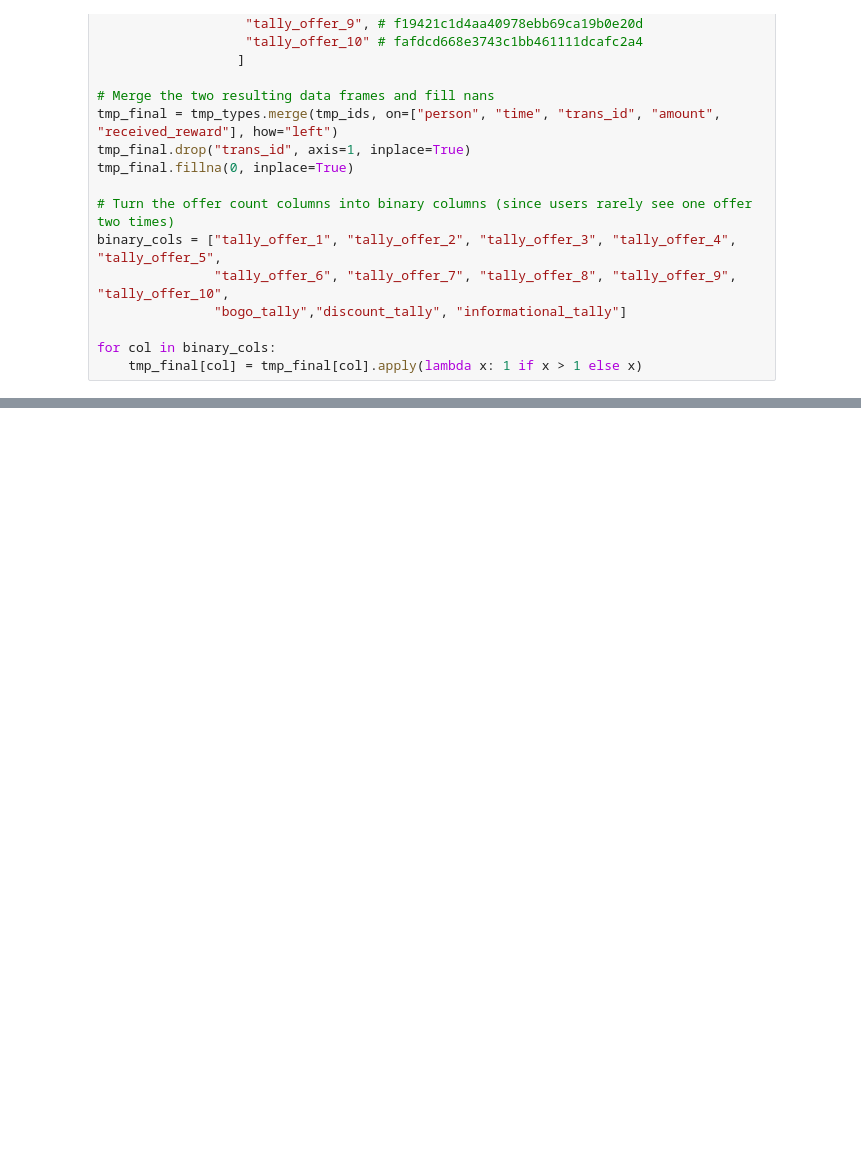
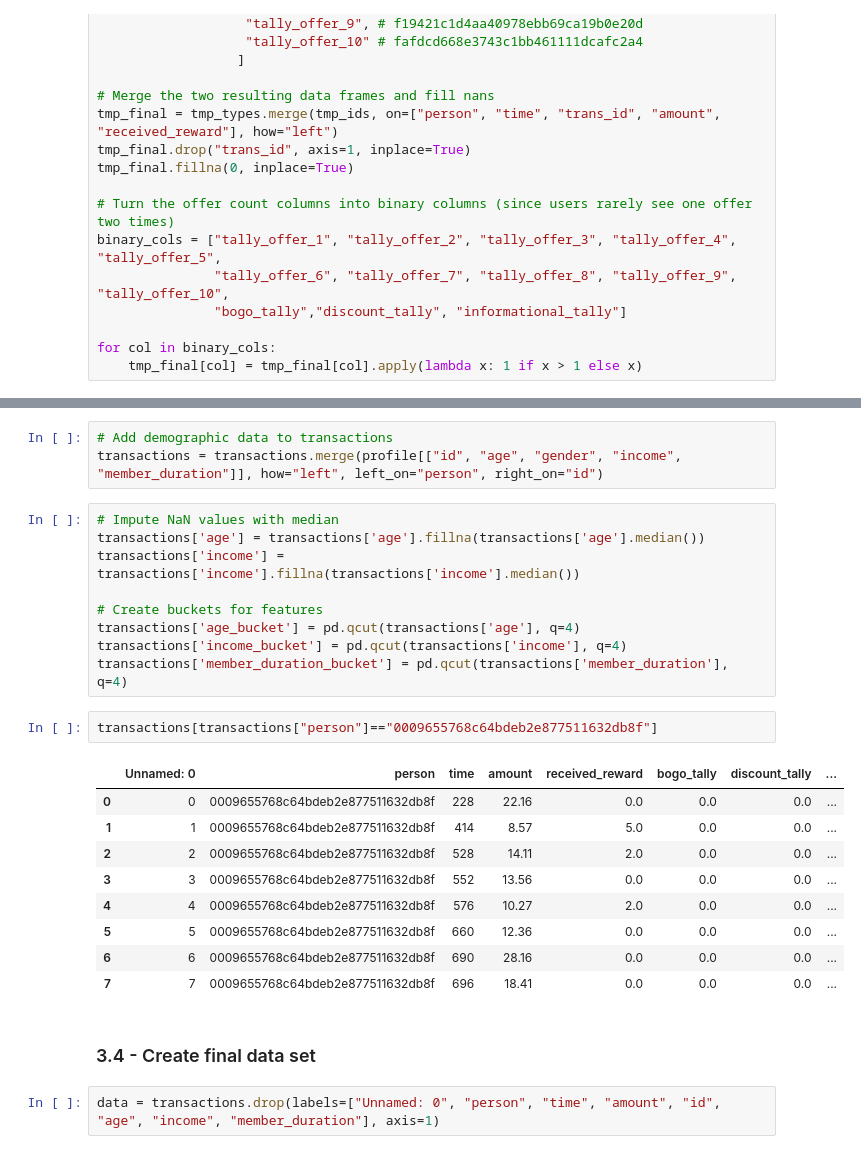
Before and after one commit to GunnarGriese/capstone-udacity, a Jupyter notebook: Starbucks_Capstone_notebook.ipynb, the cells around one changed output, grey strips where cells are left out. Saved outputs shown, nothing was run; the diff lists cells and outputs as text; blank space fills up the shorter version.

```diff
--- a/Starbucks_Capstone_notebook.ipynb
+++ b/Starbucks_Capstone_notebook.ipynb
@@ -561,0 +604,28 @@ profile = pd.read_csv("data/profile_final.csv")
+# %%
+# Add demographic data to transactions
+transactions = transactions.merge(profile[["id", "age", "gender", "income", "member_duration"]], how="left", left_on="person", right_on="id")
+# %%
+# Impute NaN values with median
+transactions['age'] = transactions['age'].fillna(transactions['age'].median())
+transactions['income'] = transactions['income'].fillna(transactions['income'].median())
+
+# Create buckets for features
+transactions['age_bucket'] = pd.qcut(transactions['age'], q=4)
+transactions['income_bucket'] = pd.qcut(transactions['income'], q=4)
+transactions['member_duration_bucket'] = pd.qcut(transactions['member_duration'], q=4)
+# %%
+transactions[transactions["person"]=="0009655768c64bdeb2e877511632db8f"]
+# %% [output]
+|  | Unnamed: 0 | person | time | amount | received_reward | bogo_tally | discount_tally | ... |
+| 0 | 0 | 0009655768c64bdeb2e877511632db8f | 228 | 22.16 | 0.0 | 0.0 | 0.0 | ... |
+| 1 | 1 | 0009655768c64bdeb2e877511632db8f | 414 | 8.57 | 5.0 | 0.0 | 0.0 | ... |
+| 2 | 2 | 0009655768c64bdeb2e877511632db8f | 528 | 14.11 | 2.0 | 0.0 | 0.0 | ... |
+| 3 | 3 | 0009655768c64bdeb2e877511632db8f | 552 | 13.56 | 0.0 | 0.0 | 0.0 | ... |
+| 4 | 4 | 0009655768c64bdeb2e877511632db8f | 576 | 10.27 | 2.0 | 0.0 | 0.0 | ... |
+| 5 | 5 | 0009655768c64bdeb2e877511632db8f | 660 | 12.36 | 0.0 | 0.0 | 0.0 | ... |
+| 6 | 6 | 0009655768c64bdeb2e877511632db8f | 690 | 28.16 | 0.0 | 0.0 | 0.0 | ... |
+| 7 | 7 | 0009655768c64bdeb2e877511632db8f | 696 | 18.41 | 0.0 | 0.0 | 0.0 | ... |
+# %% [markdown]
+### 3.4 - Create final data set
+# %%
+data = transactions.drop(labels=["Unnamed: 0", "person", "time", "amount", "id", "age", "income", "member_duration"], axis=1)
```
Also changed, not shown: parts of 21 cells of this notebook.
